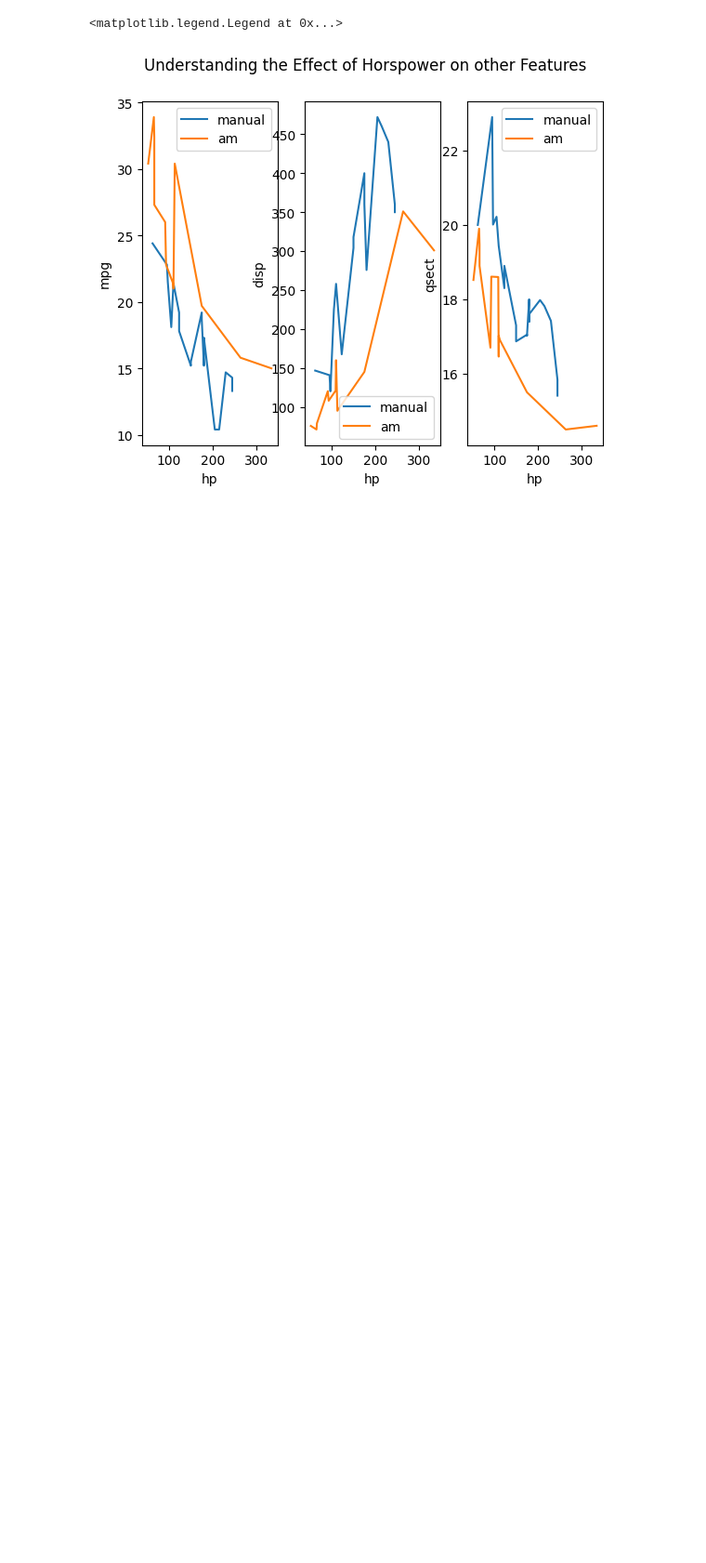
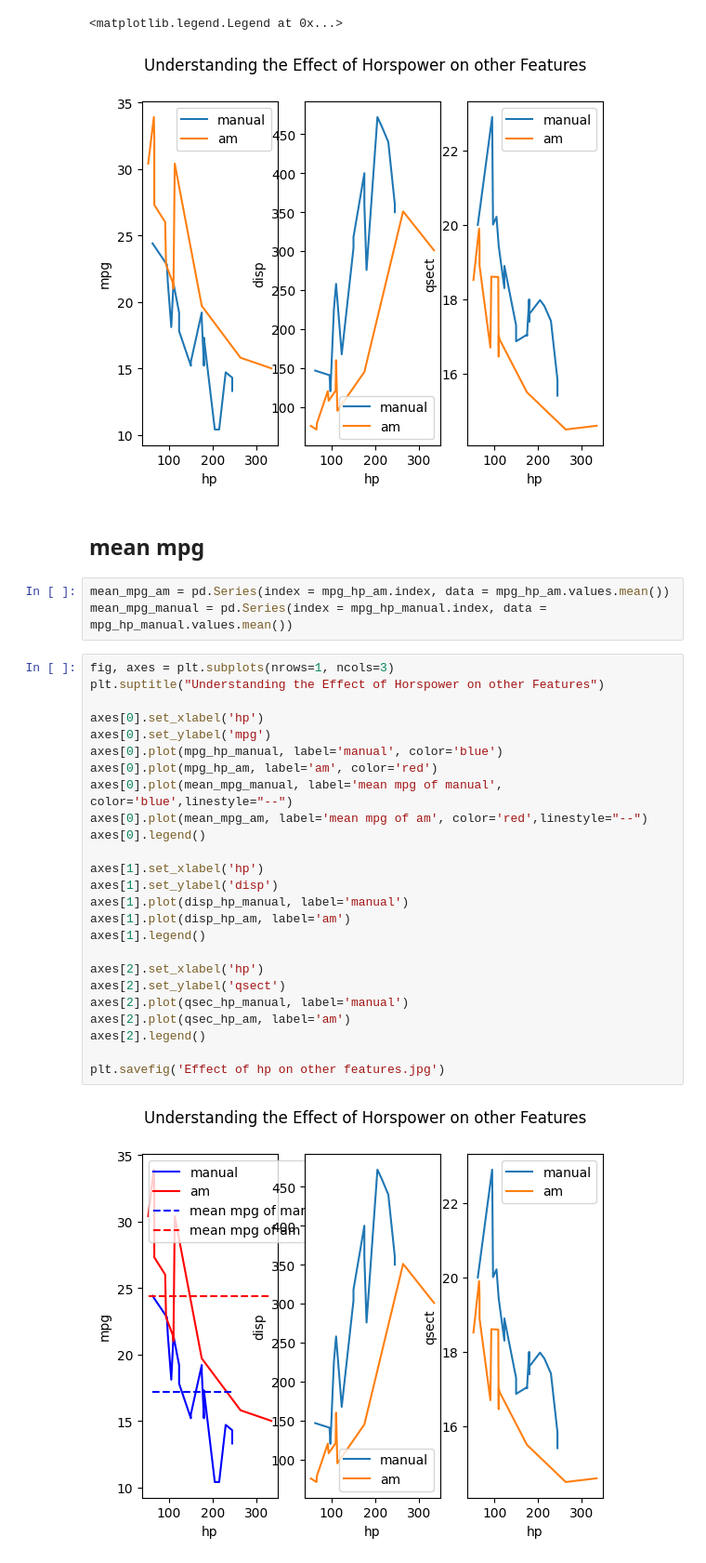
Before and after one commit to JiagengDing/SDPA, a Jupyter notebook: week8/Tutorial 8A_Sheet.ipynb, the cells around one changed output. Shown at 93% size. Drawn from its saved outputs; the diff is of its cells as text; blank space fills up the shorter version.

```diff
--- a/week8/Tutorial 8A_Sheet.ipynb
+++ b/week8/Tutorial 8A_Sheet.ipynb
@@ -190,3 +190,35 @@ axes[2].legend()
 # %% [output]
 <matplotlib.legend.Legend at 0x...>
 [figure]
+# %% [markdown]
+## mean mpg
+# %%
+mean_mpg_am = pd.Series(index = mpg_hp_am.index, data = mpg_hp_am.values.mean())
+mean_mpg_manual = pd.Series(index = mpg_hp_manual.index, data = mpg_hp_manual.values.mean())
+# %%
+fig, axes = plt.subplots(nrows=1, ncols=3)
+plt.suptitle("Understanding the Effect of Horspower on other Features")
+
+axes[0].set_xlabel('hp')
+axes[0].set_ylabel('mpg')
+axes[0].plot(mpg_hp_manual, label='manual', color='blue')
+axes[0].plot(mpg_hp_am, label='am', color='red')
+axes[0].plot(mean_mpg_manual, label='mean mpg of manual', color='blue',linestyle="--")
+axes[0].plot(mean_mpg_am, label='mean mpg of am', color='red',linestyle="--")
+axes[0].legend()
+
+axes[1].set_xlabel('hp')
+axes[1].set_ylabel('disp')
+axes[1].plot(disp_hp_manual, label='manual')
+axes[1].plot(disp_hp_am, label='am')
+axes[1].legend()
+
+axes[2].set_xlabel('hp')
+axes[2].set_ylabel('qsect')
+axes[2].plot(qsec_hp_manual, label='manual')
+axes[2].plot(qsec_hp_am, label='am')
+axes[2].legend()
+
+plt.savefig('Effect of hp on other features.jpg')
+# %% [output]
+[figure, added]
```
Also changed, not shown: 1 other file.
